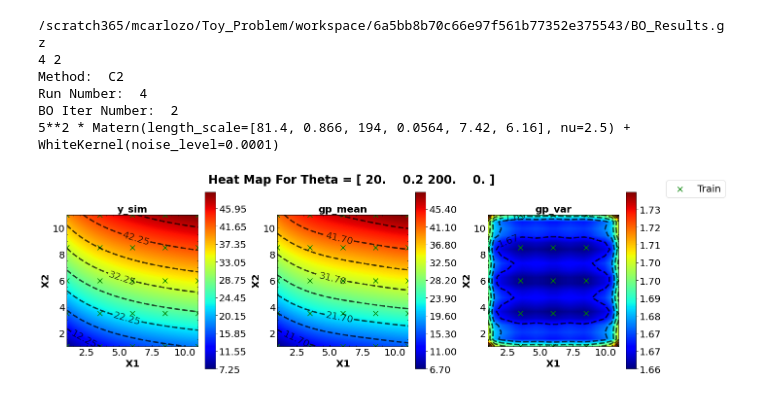
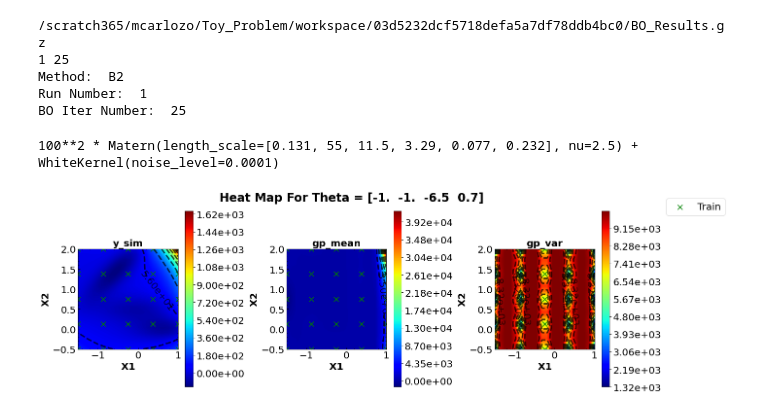
Before and after one commit to dowlinglab/GPBO_Emulators, a Jupyter notebook: hyperparameter_changing.ipynb, the cells around one changed output. Cells and saved outputs as stored; diff of their text form; code cells hidden in the pictures.

```diff
--- a/hyperparameter_changing.ipynb
+++ b/hyperparameter_changing.ipynb
@@ -30,8 +30,8 @@ study_id = "ep"
 save_csv = False
 
 
-criteria_dict = {"cs_name_val" : 9,
-                 "param_name_str" : "t1t2t3t4",
+criteria_dict = {"cs_name_val" : 2,
+                 "param_name_str" : "a",
                  "retrain_GP": 25,
                  "num_x_data": 5,
                  "outputscl":1,
@@ -105,9 +105,9 @@ def compare_muller_heat_map_hps(file_path, run_num, bo_iter, x_val_num, theta_ch
 
     #Set new hp param info
     gp_emulator.lenscl = None
-    gp_emulator.outputscl = 25
+    gp_emulator.outputscl = None
     gp_emulator.kernel = Kernel_enum(1)
-    gp_emulator.retrain_GP = 10
+    gp_emulator.retrain_GP = 25
 
     #Set New GP Model:
     gp_model_new = gp_emulator.set_gp_model()
@@ -194,7 +194,7 @@ plot_axis_names = ["X1", "X2"]
 set_hps = False
 verbose = True
 
-meth_name_str_list = [5]
+meth_name_str_list = [4]
 project = signac.get_project()
 
 for meth_val in meth_name_str_list:
@@ -227,37 +227,37 @@ for meth_val in meth_name_str_list:
 
     #Print values if verbose is true
     if verbose == True:
         print("Method: ", meth_name)
         print("Run Number: ", run_num)
         print("BO Iter Number: ", bo_iter)
 #         print("Trained Hyperparameters: ", gp_hp_alt)
 
     #Make muller potential at theta true
     theta_true = loaded_results[run_num-1].simulator_class.theta_true
     theta_choice = theta_true
     seed = loaded_results[0].configuration["Seed"]
 
     #Get heat map data
     if set_hps == False:
         data_vals = compare_muller_heat_map_hps(file_path, run_num, bo_iter, x_val_num, theta_choice, seed, None)
     else:
         data_vals = compare_muller_heat_map_hps(file_path, run_num, bo_iter, x_val_num, theta_choice, seed, gp_hp_alt)
 
     test_mesh, y_sim, gp_mean, gp_var, theta_value, train_X, idcs_to_plot = data_vals
 
     #Set plot details
     title = "Heat Map For Theta = " + str(np.round(theta_value,1))
     z = [y_sim, gp_mean, gp_var]
     z_titles = ["y_sim", "gp_mean", "gp_var"]
     levels = [100,100,100]
 
     plot_heat_maps(test_mesh, None, None, None, train_X, plot_axis_names, levels, idcs_to_plot, z,
                    z_titles, xbins, ybins, zbins, title, title_fontsize, other_fontsize, cmap, save_path)
 # %% [output]
-/scratch365/mcarlozo/Toy_Problem/workspace/6a5bb8b70c66e97f561b77352e375543/BO_Results.gz
-4 2
-Method:  C2
-Run Number:  4
-BO Iter Number:  2
-5**2 * Matern(length_scale=[81.4, 0.866, 194, 0.0564, 7.42, 6.16], nu=2.5) + WhiteKernel(noise_level=0.0001)
+/scratch365/mcarlozo/Toy_Problem/workspace/03d5232dcf5718defa5a7df78ddb4bc0/BO_Results.gz
+1 25
+Method:  B2
+Run Number:  1
+BO Iter Number:  25
+100**2 * Matern(length_scale=[0.131, 55, 11.5, 3.29, 0.077, 0.232], nu=2.5) + WhiteKernel(noise_level=0.0001)
-[figure, old version]
+[figure, new version]
```
Also changed, not shown: parts of 2 cells of this notebook.
